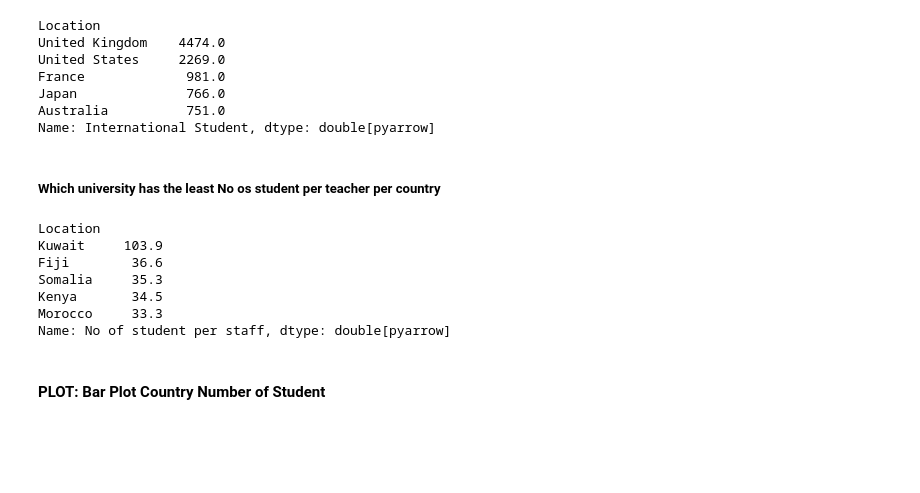
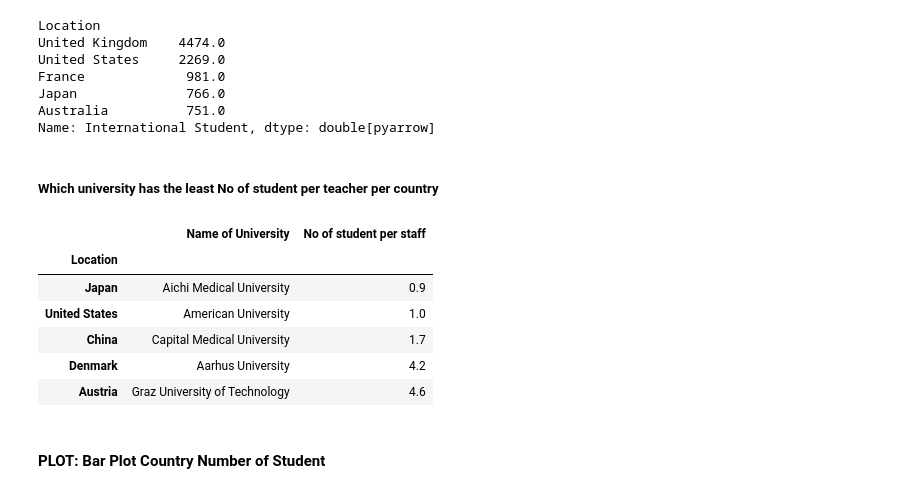
Before and after one commit to look4abhinav/University-Rankings, a Jupyter notebook: UniversityRakings.ipynb, the cells around one changed output. Drawn from its saved outputs; the diff is of its cells as text; code cells hidden in the pictures; blank space fills up the shorter version.

```diff
--- a/UniversityRakings.ipynb
+++ b/UniversityRakings.ipynb
@@ -81,17 +81,17 @@ Japan              766.0
 Australia          751.0
 Name: International Student, dtype: double[pyarrow]
 # %% [markdown]
-##### Which university has the least No os student per teacher per country
+##### Which university has the least No of student per teacher per country
 # %%
-uni.groupby('Location')['No of student per staff'].min().sort_values(ascending=False).head()
+uni.groupby('Location')[['Name of University', 'No of student per staff']].min().sort_values(by='No of student per staff', ascending=True).head()
 # %% [output]
-Location
-Kuwait     103.9
-Fiji        36.6
-Somalia     35.3
-Kenya       34.5
-Morocco     33.3
-Name: No of student per staff, dtype: double[pyarrow]
+|  | Name of University | No of student per staff |
+| Location |  |  |
+| Japan | Aichi Medical University | 0.9 |
+| United States | American University | 1.0 |
+| China | Capital Medical University | 1.7 |
+| Denmark | Aarhus University | 4.2 |
+| Austria | Graz University of Technology | 4.6 |
 # %% [markdown]
 #### PLOT: Bar Plot Country Number of Student
 # %%
```
